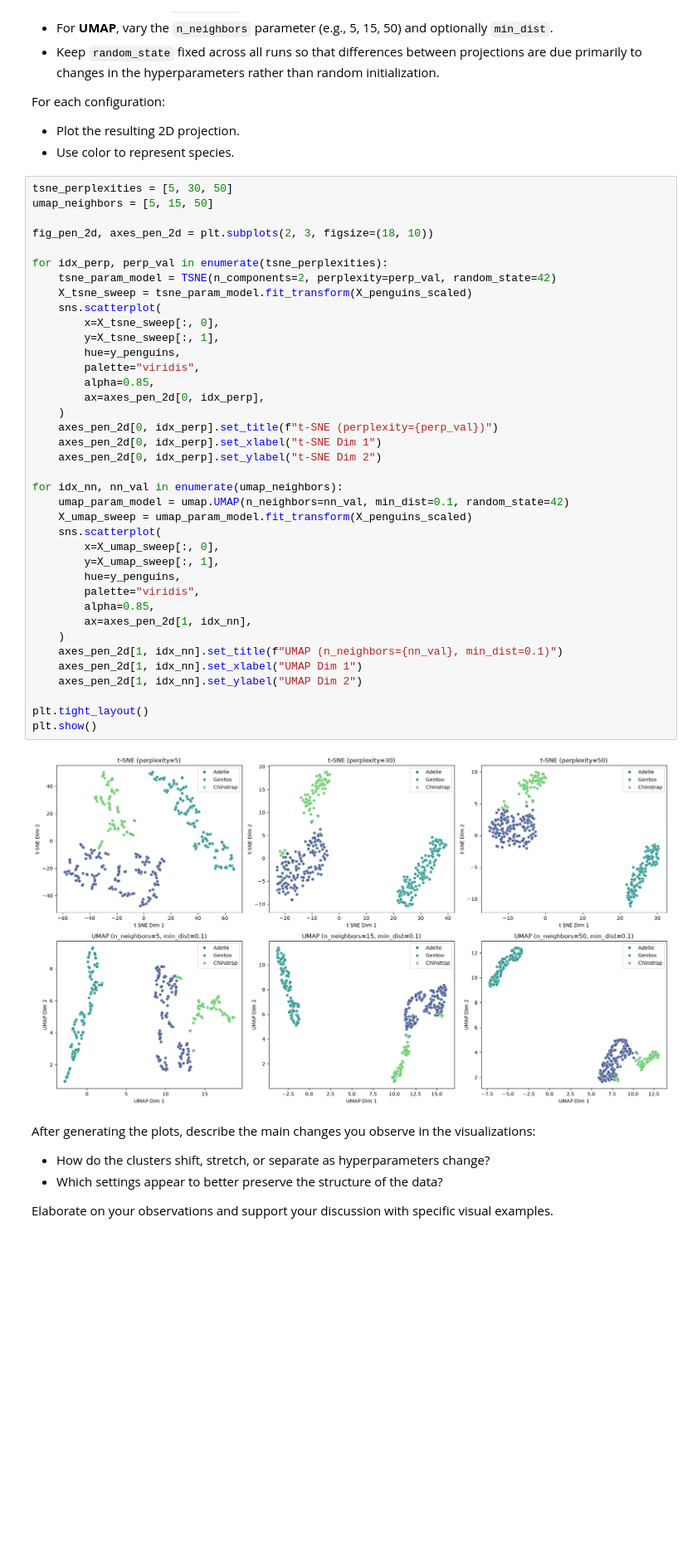
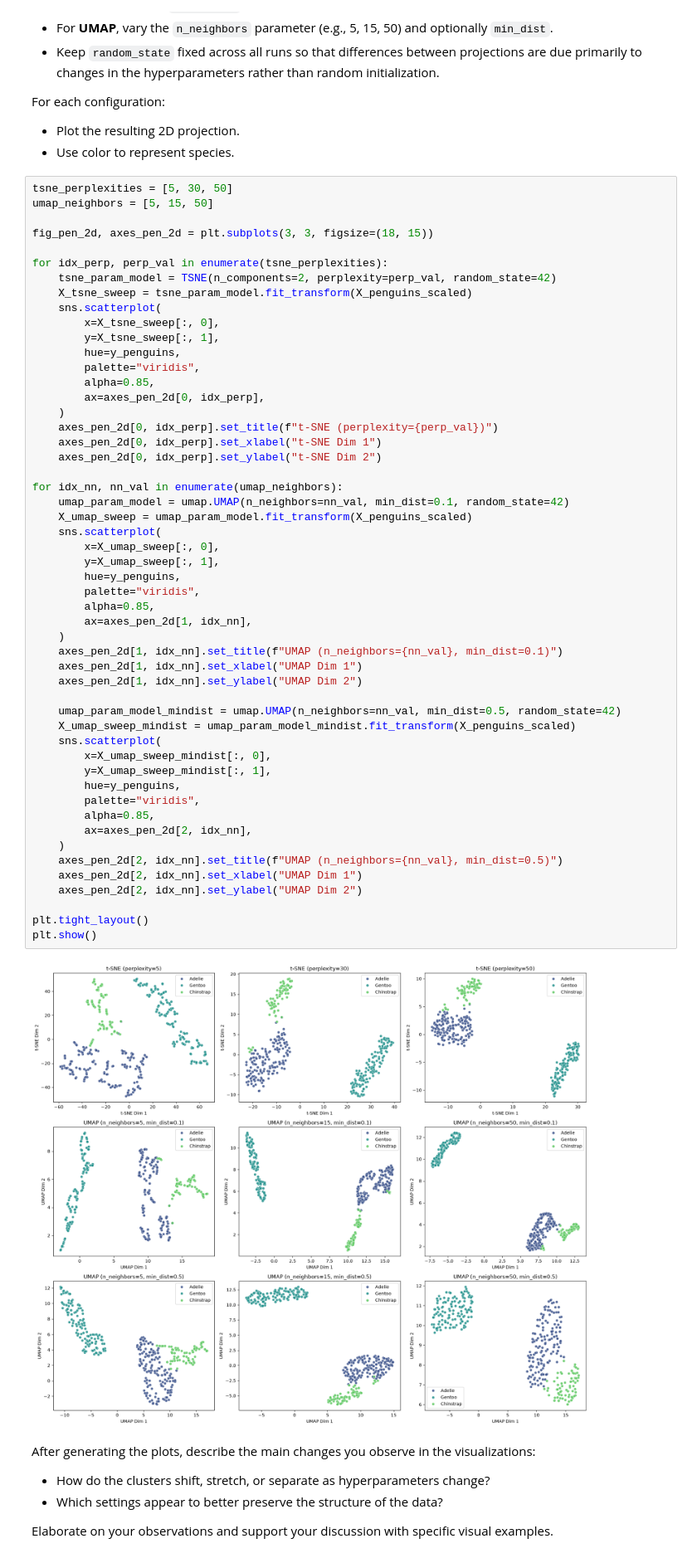
Before and after one commit to franciscoherrera2k05-tech/ds4021, a Jupyter notebook: lab3.ipynb, the cells around one changed output. Shown at 83% size. Drawn from its saved outputs; the diff is of its cells as text; blank space fills up the shorter version.

```diff
--- a/lab3.ipynb
+++ b/lab3.ipynb
@@ -199,7 +199,7 @@ For each configuration:
 tsne_perplexities = [5, 30, 50]
 umap_neighbors = [5, 15, 50]
 
-fig_pen_2d, axes_pen_2d = plt.subplots(2, 3, figsize=(18, 10))
+fig_pen_2d, axes_pen_2d = plt.subplots(3, 3, figsize=(18, 15))
 
 for idx_perp, perp_val in enumerate(tsne_perplexities):
     tsne_param_model = TSNE(n_components=2, perplexity=perp_val, random_state=42)
@@ -207,34 +207,48 @@ for idx_perp, perp_val in enumerate(tsne_perplexities):
     sns.scatterplot(
         x=X_tsne_sweep[:, 0],
         y=X_tsne_sweep[:, 1],
         hue=y_penguins,
         palette="viridis",
         alpha=0.85,
         ax=axes_pen_2d[0, idx_perp],
     )
     axes_pen_2d[0, idx_perp].set_title(f"t-SNE (perplexity={perp_val})")
     axes_pen_2d[0, idx_perp].set_xlabel("t-SNE Dim 1")
     axes_pen_2d[0, idx_perp].set_ylabel("t-SNE Dim 2")
 
 for idx_nn, nn_val in enumerate(umap_neighbors):
     umap_param_model = umap.UMAP(n_neighbors=nn_val, min_dist=0.1, random_state=42)
     X_umap_sweep = umap_param_model.fit_transform(X_penguins_scaled)
     sns.scatterplot(
         x=X_umap_sweep[:, 0],
         y=X_umap_sweep[:, 1],
         hue=y_penguins,
         palette="viridis",
         alpha=0.85,
         ax=axes_pen_2d[1, idx_nn],
     )
     axes_pen_2d[1, idx_nn].set_title(f"UMAP (n_neighbors={nn_val}, min_dist=0.1)")
     axes_pen_2d[1, idx_nn].set_xlabel("UMAP Dim 1")
     axes_pen_2d[1, idx_nn].set_ylabel("UMAP Dim 2")
 
+    umap_param_model_mindist = umap.UMAP(n_neighbors=nn_val, min_dist=0.5, random_state=42)
+    X_umap_sweep_mindist = umap_param_model_mindist.fit_transform(X_penguins_scaled)
+    sns.scatterplot(
+        x=X_umap_sweep_mindist[:, 0],
+        y=X_umap_sweep_mindist[:, 1],
+        hue=y_penguins,
+        palette="viridis",
+        alpha=0.85,
+        ax=axes_pen_2d[2, idx_nn],
+    )
+    axes_pen_2d[2, idx_nn].set_title(f"UMAP (n_neighbors={nn_val}, min_dist=0.5)")
+    axes_pen_2d[2, idx_nn].set_xlabel("UMAP Dim 1")
+    axes_pen_2d[2, idx_nn].set_ylabel("UMAP Dim 2")
+
 plt.tight_layout()
 plt.show()
 # %% [output]
-[figure, old version]
+[figure, new version]
 # %% [markdown]
 After generating the plots, describe the main changes you observe in the visualizations:
 - How do the clusters shift, stretch, or separate as hyperparameters change?
```
Also changed, not shown: parts of 2 cells of this notebook.
